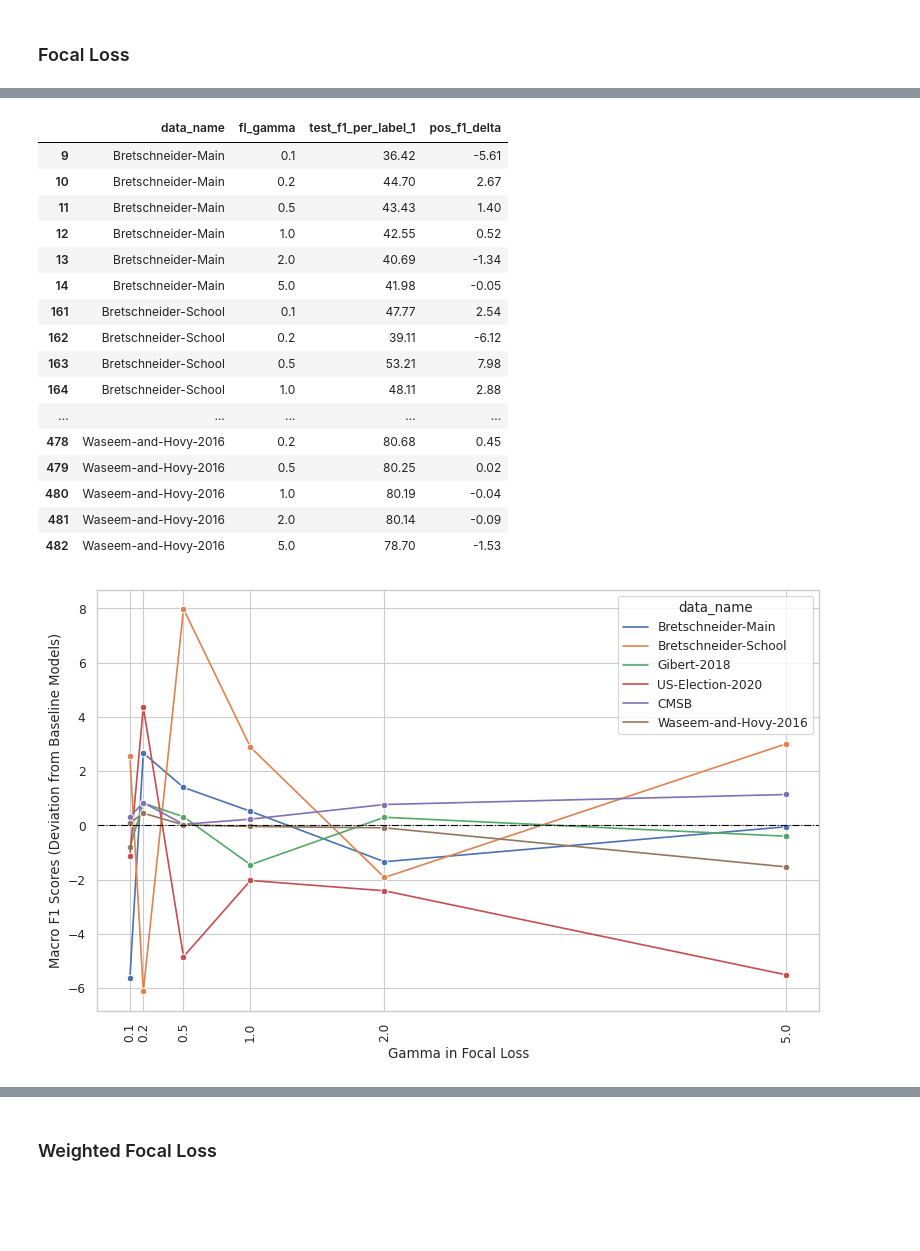
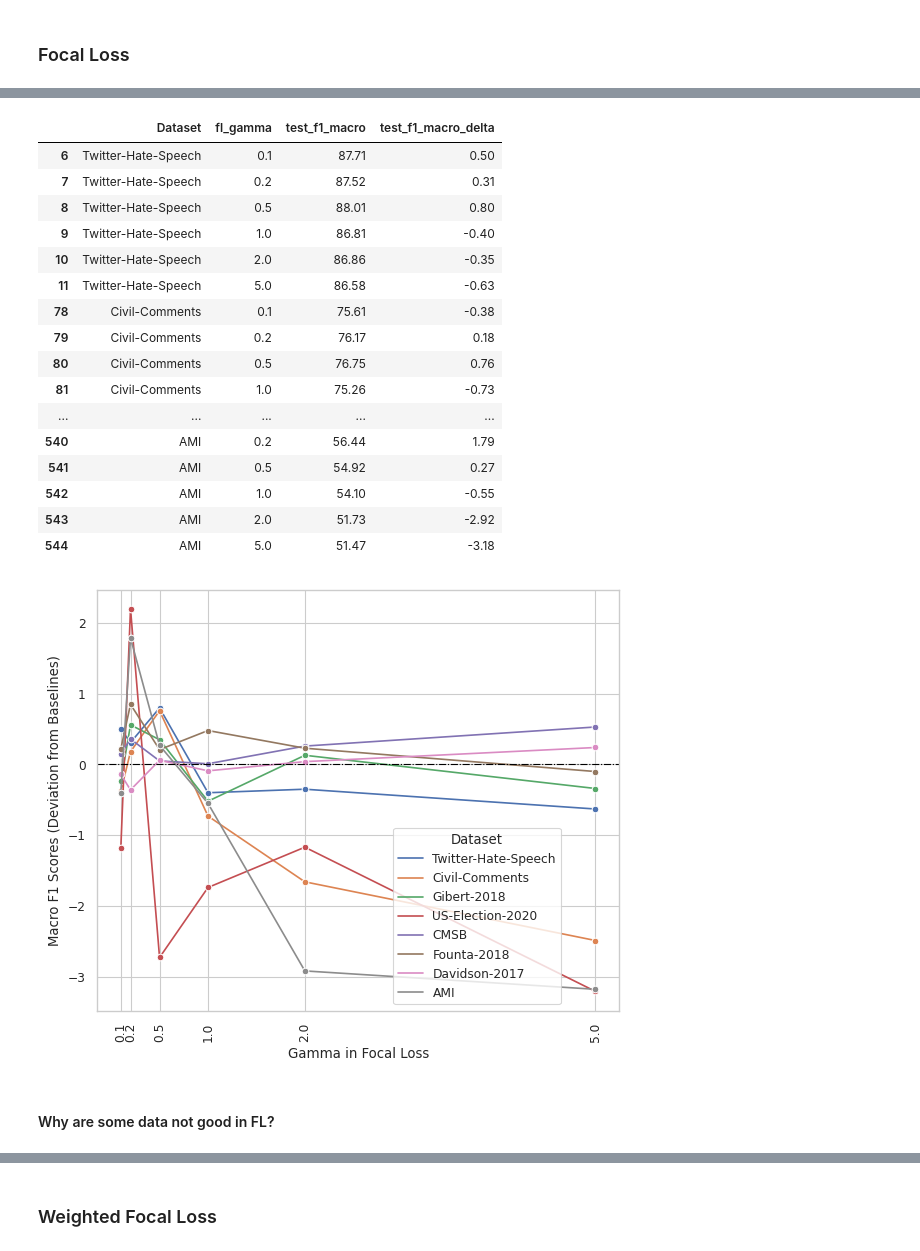
Before and after one commit to zhangyaqi20/imbalanced_text_classification, a Jupyter notebook: extract_mlflow_results.ipynb, the cells around one changed output, grey strips where cells are left out. Saved outputs shown, nothing was run; the diff lists cells and outputs as text; code cells hidden in the pictures; blank space fills up the shorter version.

```diff
--- a/extract_mlflow_results.ipynb
+++ b/extract_mlflow_results.ipynb
@@ -169,6 +187,8 @@ def aggregate_results(data_name, writer):
     df_val_f1_max = df_seeds_mean.loc[df_seeds_mean.groupby(["variant"])['val_f1_macro'].idxmax()].reset_index(drop=True)
     return df, df_seeds_mean, df_val_f1_max
 # %%
+data_names = eval_data_names
+
 writer = pd.ExcelWriter(results_excel_path)
 df_all_raw_results = pd.DataFrame(columns=cols_raw)
 df_all_mean_results = pd.DataFrame(columns=cols_seeds_mean)
@@ -257,9 +259,8 @@ sns.color_palette()
  (0.8, 0.7254901960784313, 0.4549019607843137),
  (0.39215686274509803, 0.7098039215686275, 0.803921568627451)]
 # %%
-data_name_orig2display = {'bretschneider-th-main': 'Bretschneider-Main',
-                            'twitter-hate-speech-tsa': 'Twitter-Hate-Speech',
-                            'bretschneider-th-school': 'Bretschneider-School',
+data_name_orig2display = {'twitter-hate-speech-tsa': 'Twitter-Hate-Speech',
+                            'civil-comments': 'Civil-Comments',
                             'gibert-2018-shs': 'Gibert-2018',
                             'us-election-2020': 'US-Election-2020',
                             'cmsb-tsd': 'CMSB',
@@ -270,18 +271,16 @@ data_name_orig2display = {'bretschneider-th-main': 'Bretschneider-Main',
 # %% [markdown]
 ### Random Oversampling: Overfitting
 # %%
-df_overfitting = df_all_raw_results[df_all_raw_results["variant"].isin(["baseline", "sampling_modifiedRS_oversampling"])][["data_name", "sampling_modifiedRS_rho", "train_f1_macro", "val_f1_macro", "test_f1_macro", "pl_seed"]]
-df_overfitting = df_overfitting.groupby(["data_name", "sampling_modifiedRS_rho"], as_index=False).agg({"data_name": "first", "train_f1_macro": "mean", "val_f1_macro": "mean", "test_f1_macro": "mean"})
-
+data_clear_overfitting = ["founta-2018-thas", "davidson-thon"]
+which_data_to_check = (df_all_mean_results["variant"].isin(["baseline", "sampling_modifiedRS_oversampling"])) & (df_all_mean_results["data_name"].isin(data_clear_overfitting))
+df_overfitting = df_all_mean_results[which_data_to_check][["data_name", "sampling_modifiedRS_rho", "train_f1_macro", "val_f1_macro", "test_f1_macro"]]
 def compute_deviation_to_baseline(row, split):
     baseline_condition = (df_overfitting["data_name"] == row["data_name"]) & (df_overfitting["sampling_modifiedRS_rho"] == "-")
     baseline_value = df_overfitting.loc[baseline_condition, f"{split}_f1_macro"].values[0]
     return row[f"{split}_f1_macro"] - baseline_value
 for split in ["train", "val", "test"]:
     df_overfitting[f"{split}_f1_macro_delta"] = df_overfitting.apply(lambda row: compute_deviation_to_baseline(row, split), axis=1)
-    df_overfitting[f"{split}_f1_macro_delta"] = df_overfitting[f"{split}_f1_macro_delta"].apply(lambda x: ast.literal_eval("{0:.2f}".format(x*100)))
 df_overfitting = df_overfitting[df_overfitting["sampling_modifiedRS_rho"] != "-"]
-df_overfitting = df_overfitting[df_overfitting["data_name"].isin(["founta-2018-thas", "davidson-thon", "cmsb-tsd"])]
 df_overfitting = df_overfitting[["sampling_modifiedRS_rho", "data_name", "train_f1_macro_delta", "val_f1_macro_delta", "test_f1_macro_delta"]]
 df_overfitting
 # %% [output]
@@ -433,45 +586,53 @@ df_mean_wce_multi
 # %%
-conditions = (df_all_mean_results["variant"] == "fl") & (df_all_mean_results["num_classes"] == 2)
-df_mean_fl = df_all_mean_results[conditions][["data_name", "fl_gamma", "test_f1_per_label_1"]]
+conditions = (df_all_mean_results["variant"] == "fl")
+df_mean_fl = df_all_mean_results[conditions][["data_name", "fl_gamma", "test_f1_macro"]]
 def compute_deviation_to_baseline(row):
     baseline_condition = (df_all_mean_results["data_name"] == row["data_name"]) & (df_all_mean_results["variant"] == "baseline")
-    baseline_value = df_all_mean_results.loc[baseline_condition, "test_f1_per_label_1"].values[0]
-    return row['test_f1_per_label_1'] - baseline_value
-df_mean_fl["pos_f1_delta"] = df_mean_fl.apply(lambda row: compute_deviation_to_baseline(row), axis=1)
+    baseline_value = df_all_mean_results.loc[baseline_condition, "test_f1_macro"].values[0]
+    return row['test_f1_macro'] - baseline_value
+df_mean_fl["test_f1_macro_delta"] = df_mean_fl.apply(lambda row: compute_deviation_to_baseline(row), axis=1)
 df_mean_fl["data_name"] = df_mean_fl["data_name"].map(data_name_orig2display)
+df_mean_fl = df_mean_fl.rename({"data_name":"Dataset"}, axis=1)
 df_mean_fl
 # %% [output]
-|  | data_name | fl_gamma | test_f1_per_label_1 | pos_f1_delta |
-| 9 | Bretschneider-Main | 0.1 | 36.42 | -5.61 |
-| 10 | Bretschneider-Main | 0.2 | 44.70 | 2.67 |
-| 11 | Bretschneider-Main | 0.5 | 43.43 | 1.40 |
-| 12 | Bretschneider-Main | 1.0 | 42.55 | 0.52 |
-| 13 | Bretschneider-Main | 2.0 | 40.69 | -1.34 |
-| 14 | Bretschneider-Main | 5.0 | 41.98 | -0.05 |
-| 161 | Bretschneider-School | 0.1 | 47.77 | 2.54 |
-| 162 | Bretschneider-School | 0.2 | 39.11 | -6.12 |
-| 163 | Bretschneider-School | 0.5 | 53.21 | 7.98 |
-| 164 | Bretschneider-School | 1.0 | 48.11 | 2.88 |
+|  | Dataset | fl_gamma | test_f1_macro | test_f1_macro_delta |
+| 6 | Twitter-Hate-Speech | 0.1 | 87.71 | 0.50 |
+| 7 | Twitter-Hate-Speech | 0.2 | 87.52 | 0.31 |
+| 8 | Twitter-Hate-Speech | 0.5 | 88.01 | 0.80 |
+| 9 | Twitter-Hate-Speech | 1.0 | 86.81 | -0.40 |
+| 10 | Twitter-Hate-Speech | 2.0 | 86.86 | -0.35 |
+| 11 | Twitter-Hate-Speech | 5.0 | 86.58 | -0.63 |
+| 78 | Civil-Comments | 0.1 | 75.61 | -0.38 |
+| 79 | Civil-Comments | 0.2 | 76.17 | 0.18 |
+| 80 | Civil-Comments | 0.5 | 76.75 | 0.76 |
+| 81 | Civil-Comments | 1.0 | 75.26 | -0.73 |
 | ... | ... | ... | ... | ... |
-| 478 | Waseem-and-Hovy-2016 | 0.2 | 80.68 | 0.45 |
-| 479 | Waseem-and-Hovy-2016 | 0.5 | 80.25 | 0.02 |
-| 480 | Waseem-and-Hovy-2016 | 1.0 | 80.19 | -0.04 |
-| 481 | Waseem-and-Hovy-2016 | 2.0 | 80.14 | -0.09 |
-| 482 | Waseem-and-Hovy-2016 | 5.0 | 78.70 | -1.53 |
+| 540 | AMI | 0.2 | 56.44 | 1.79 |
+| 541 | AMI | 0.5 | 54.92 | 0.27 |
+| 542 | AMI | 1.0 | 54.10 | -0.55 |
+| 543 | AMI | 2.0 | 51.73 | -2.92 |
+| 544 | AMI | 5.0 | 51.47 | -3.18 |
 # %%
 import seaborn as sns
 import matplotlib.pyplot as plt
-fig, ax = plt.subplots(figsize=(8,5))
-sns.lineplot(x="fl_gamma", y="pos_f1_delta", data=df_mean_fl, hue="data_name", marker="o", ax=ax)
+sns.set_theme()
+sns.set_context("paper")
+sns.set_style("whitegrid")
+fig, ax = plt.subplots(figsize=(6,5))
+sns.lineplot(x="fl_gamma", y="test_f1_macro_delta", data=df_mean_fl, hue="Dataset", marker="o", ax=ax)
 gamma_ticks = df_mean_fl.fl_gamma.unique().tolist()
 ax.set_xticks(gamma_ticks, labels=gamma_ticks, rotation=90)
 ax.set_xlabel("Gamma in Focal Loss")
 # # delta_ticks = [y for y in list(range(-2, 8, 2))]
 # # ax.set_yticks(delta_ticks)
-ax.set_ylabel("Macro F1 Scores (Deviation from Baseline Models)")
+
+ax.set_ylabel("Macro F1 Scores (Deviation from Baselines)")
 # # '-', '--', '-.', ':', 'None', ' ', '', 'solid', 'dashed', 'dashdot', 'dotted'
 ax.axhline(y=0, linewidth=0.8, color="black", ls="-.")
+sns.move_legend(ax, "lower right", bbox_to_anchor=(.9, 0.)) #
 ax.figure.tight_layout()
-ax.figure.savefig('output_figure.svg', dpi=600, bbox_inches="tight")
+ax.figure.savefig('focal_loss.svg', dpi=600, bbox_inches="tight")
 # %% [output]
-[figure, old version]
+[figure, new version]
+# %% [markdown]
+#### Why are some data not good in FL?
```
Also changed, not shown: parts of 29 cells of this notebook, 13 other files.
